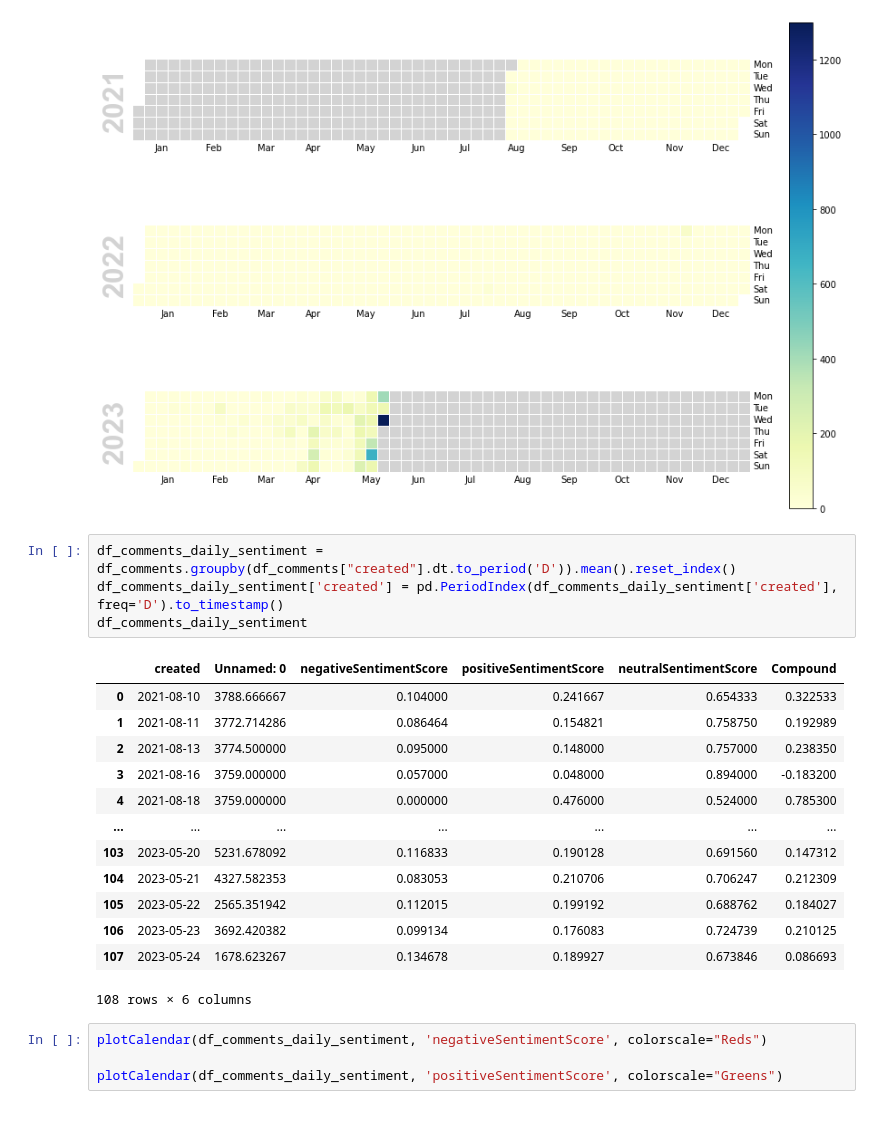
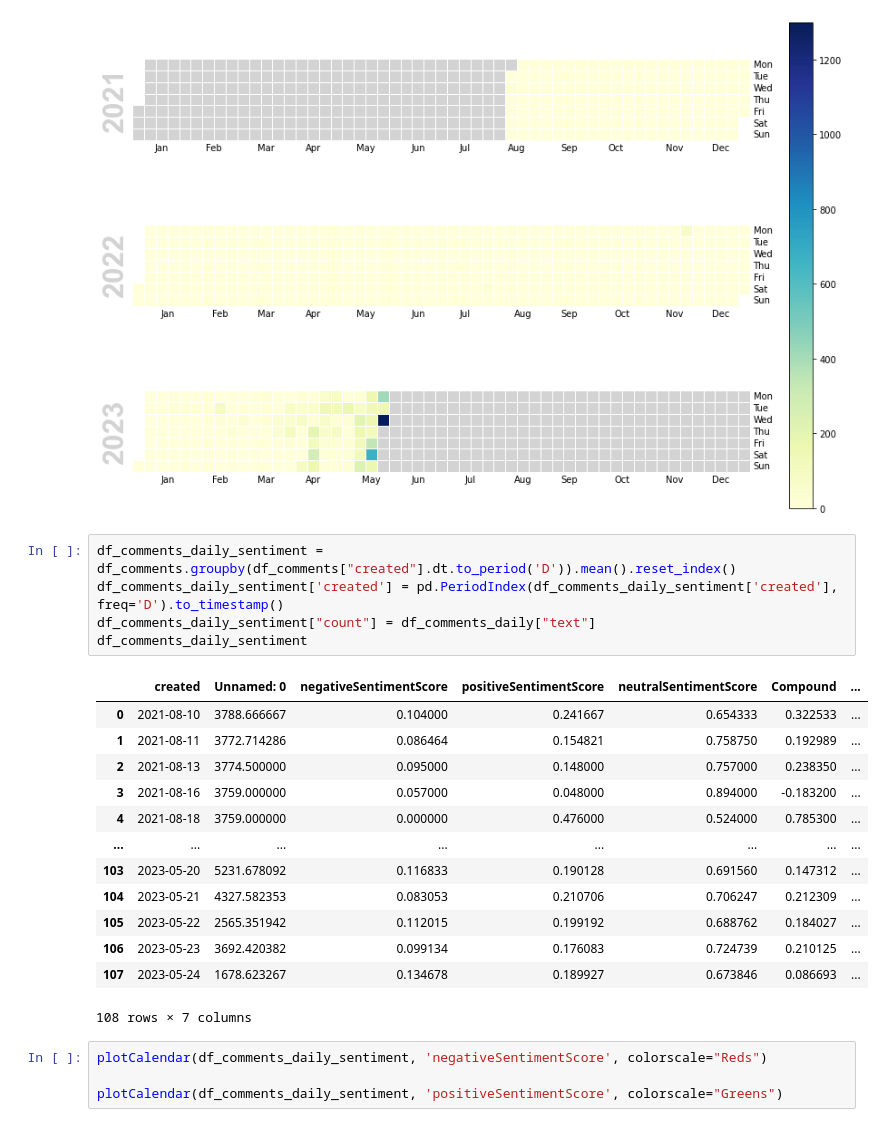
Before and after one commit to yarynakorduba/smt, a Jupyter notebook: reddit_visualization.ipynb, the cells around one changed output. Cells and saved outputs as stored; diff of their text form.

Commit message:
added daily plot with count

```diff
--- a/reddit_visualization.ipynb
+++ b/reddit_visualization.ipynb
@@ -229,21 +229,22 @@ plotCalendar(df_comments_daily)
 # %%
 df_comments_daily_sentiment = df_comments.groupby(df_comments["created"].dt.to_period('D')).mean().reset_index()
 df_comments_daily_sentiment['created'] = pd.PeriodIndex(df_comments_daily_sentiment['created'], freq='D').to_timestamp()
+df_comments_daily_sentiment["count"] = df_comments_daily["text"]
 df_comments_daily_sentiment
 # %% [output]
-|  | created | Unnamed: 0 | negativeSentimentScore | positiveSentimentScore | neutralSentimentScore | Compound |
-| 0 | 2021-08-10 | 3788.666667 | 0.104000 | 0.241667 | 0.654333 | 0.322533 |
-| 1 | 2021-08-11 | 3772.714286 | 0.086464 | 0.154821 | 0.758750 | 0.192989 |
-| 2 | 2021-08-13 | 3774.500000 | 0.095000 | 0.148000 | 0.757000 | 0.238350 |
-| 3 | 2021-08-16 | 3759.000000 | 0.057000 | 0.048000 | 0.894000 | -0.183200 |
-| 4 | 2021-08-18 | 3759.000000 | 0.000000 | 0.476000 | 0.524000 | 0.785300 |
-| ... | ... | ... | ... | ... | ... | ... |
-| 103 | 2023-05-20 | 5231.678092 | 0.116833 | 0.190128 | 0.691560 | 0.147312 |
-| 104 | 2023-05-21 | 4327.582353 | 0.083053 | 0.210706 | 0.706247 | 0.212309 |
-| 105 | 2023-05-22 | 2565.351942 | 0.112015 | 0.199192 | 0.688762 | 0.184027 |
-| 106 | 2023-05-23 | 3692.420382 | 0.099134 | 0.176083 | 0.724739 | 0.210125 |
-| 107 | 2023-05-24 | 1678.623267 | 0.134678 | 0.189927 | 0.673846 | 0.086693 |
+|  | created | Unnamed: 0 | negativeSentimentScore | positiveSentimentScore | neutralSentimentScore | Compound | ... |
+| 0 | 2021-08-10 | 3788.666667 | 0.104000 | 0.241667 | 0.654333 | 0.322533 | ... |
+| 1 | 2021-08-11 | 3772.714286 | 0.086464 | 0.154821 | 0.758750 | 0.192989 | ... |
+| 2 | 2021-08-13 | 3774.500000 | 0.095000 | 0.148000 | 0.757000 | 0.238350 | ... |
+| 3 | 2021-08-16 | 3759.000000 | 0.057000 | 0.048000 | 0.894000 | -0.183200 | ... |
+| 4 | 2021-08-18 | 3759.000000 | 0.000000 | 0.476000 | 0.524000 | 0.785300 | ... |
+| ... | ... | ... | ... | ... | ... | ... | ... |
+| 103 | 2023-05-20 | 5231.678092 | 0.116833 | 0.190128 | 0.691560 | 0.147312 | ... |
+| 104 | 2023-05-21 | 4327.582353 | 0.083053 | 0.210706 | 0.706247 | 0.212309 | ... |
+| 105 | 2023-05-22 | 2565.351942 | 0.112015 | 0.199192 | 0.688762 | 0.184027 | ... |
+| 106 | 2023-05-23 | 3692.420382 | 0.099134 | 0.176083 | 0.724739 | 0.210125 | ... |
+| 107 | 2023-05-24 | 1678.623267 | 0.134678 | 0.189927 | 0.673846 | 0.086693 | ... |
-108 rows × 6 columns
+108 rows × 7 columns
 # %%
 plotCalendar(df_comments_daily_sentiment, 'negativeSentimentScore', colorscale="Reds")
 
```
Also changed, not shown: parts of 5 cells of this notebook.
